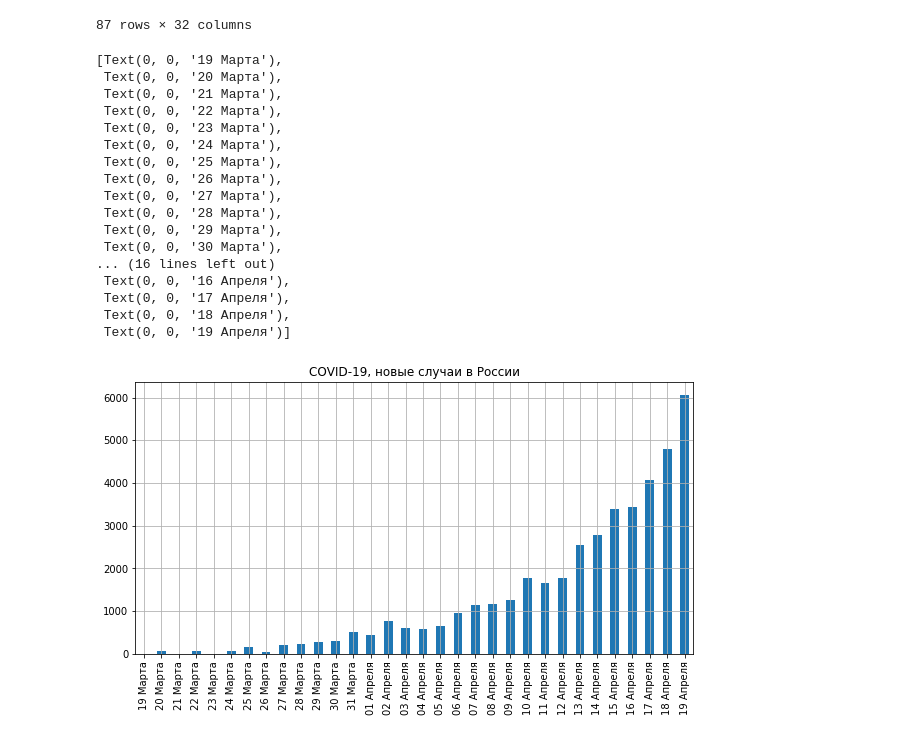
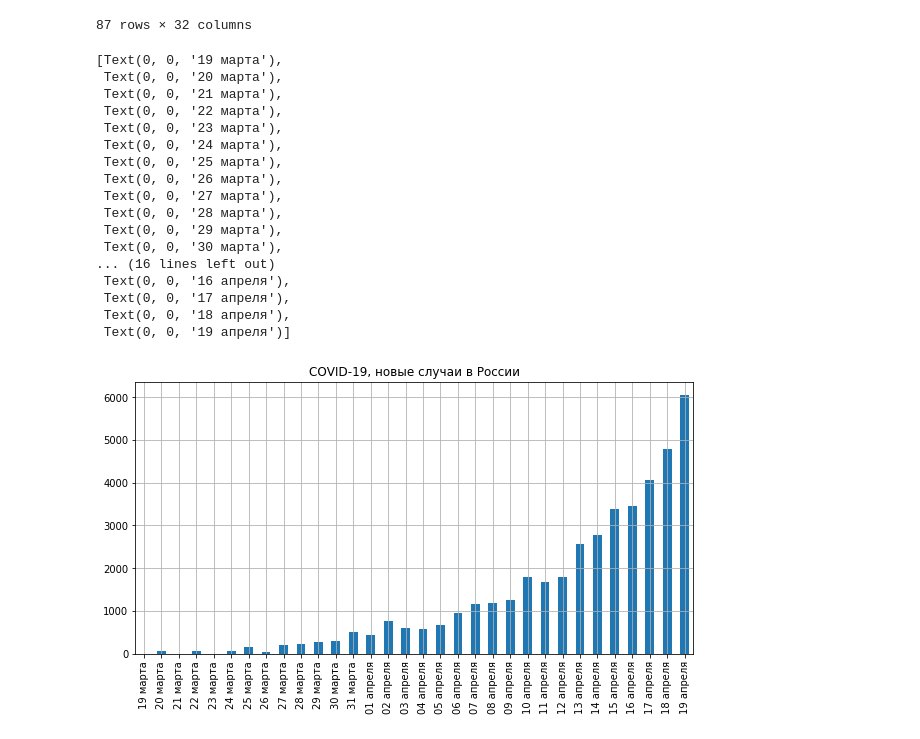
Before and after one commit to thelebster/SkillFactory-Data-Science, a Jupyter notebook: covid19/covid19_russia.ipynb, the cells around one changed output. Saved outputs shown, nothing was run; the diff lists cells and outputs as text; code cells hidden in the pictures.

Commit message:
[covid19] Use small caps for month.

```diff
--- a/covid19/covid19_russia.ipynb
+++ b/covid19/covid19_russia.ipynb
@@ -94,40 +94,40 @@ covid_cases_daily_df.columns = ['date','cases']
 # %%
 from datetime import datetime
 
 def format_date(date):
     """Transform date from datetime to readable."""
-    month_list = ['Января', 'Февраля', 'Марта', 'Апреля', 'Мая', 'Июня', 'Июля', 'Августа', 'Сентября', 'Октября', 'Ноября', 'Декабря']
+    month_list = ['января', 'февраля', 'марта', 'апреля', 'мая', 'июня', 'июля', 'августа', 'сентября', 'октября', 'ноября', 'декабря']
     day = date.strftime("%d")
     month = month_list[int(date.strftime("%m")) - 1]
     return f'{day} {month}'
 
 # Fomat date.
 covid_cases_daily_df['date_fmt'] = covid_cases_daily_df['date'].apply(format_date)
 
 bar = covid_cases_daily_df['cases'].plot(
     kind='bar',
     grid=True,
     title='COVID-19, новые случаи в России',
     width=0.5,
     figsize=(10,5)
 )
 bar.set_xticklabels(covid_cases_daily_df['date_fmt'])
 # %% [output]
-[Text(0, 0, '19 Марта'),
- Text(0, 0, '20 Марта'),
- Text(0, 0, '21 Марта'),
- Text(0, 0, '22 Марта'),
- Text(0, 0, '23 Марта'),
- Text(0, 0, '24 Марта'),
- Text(0, 0, '25 Марта'),
- Text(0, 0, '26 Марта'),
- Text(0, 0, '27 Марта'),
- Text(0, 0, '28 Марта'),
- Text(0, 0, '29 Марта'),
- Text(0, 0, '30 Марта'),
+[Text(0, 0, '19 марта'),
+ Text(0, 0, '20 марта'),
+ Text(0, 0, '21 марта'),
+ Text(0, 0, '22 марта'),
+ Text(0, 0, '23 марта'),
+ Text(0, 0, '24 марта'),
+ Text(0, 0, '25 марта'),
+ Text(0, 0, '26 марта'),
+ Text(0, 0, '27 марта'),
+ Text(0, 0, '28 марта'),
+ Text(0, 0, '29 марта'),
+ Text(0, 0, '30 марта'),
 ... (16 lines left out)
- Text(0, 0, '16 Апреля'),
- Text(0, 0, '17 Апреля'),
- Text(0, 0, '18 Апреля'),
- Text(0, 0, '19 Апреля')]
+ Text(0, 0, '16 апреля'),
+ Text(0, 0, '17 апреля'),
+ Text(0, 0, '18 апреля'),
+ Text(0, 0, '19 апреля')]
-[figure, old version]
+[figure, new version]
```
